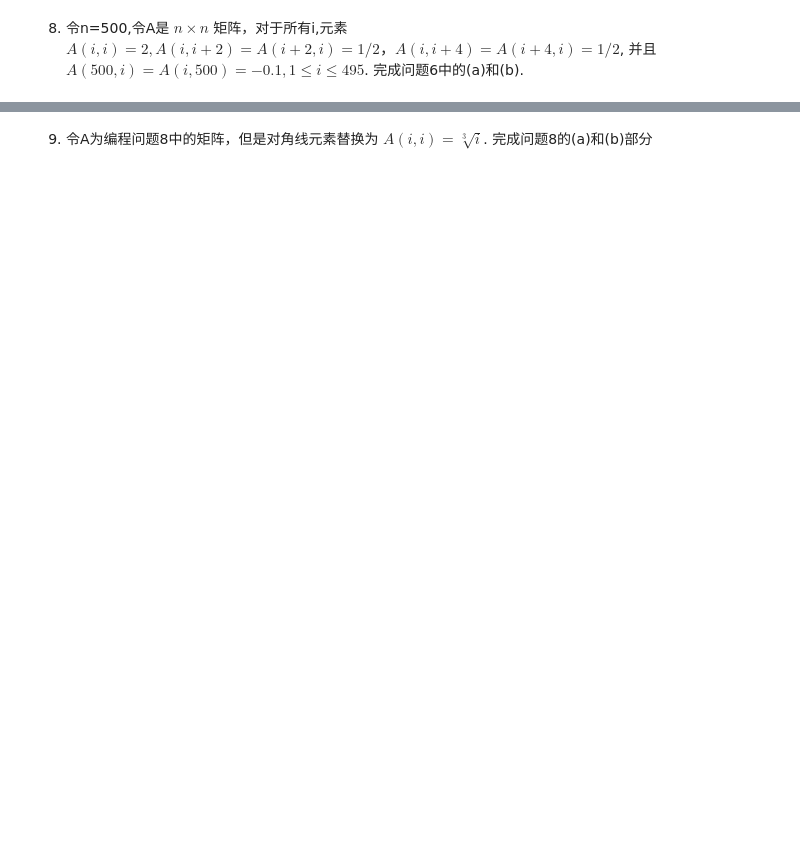
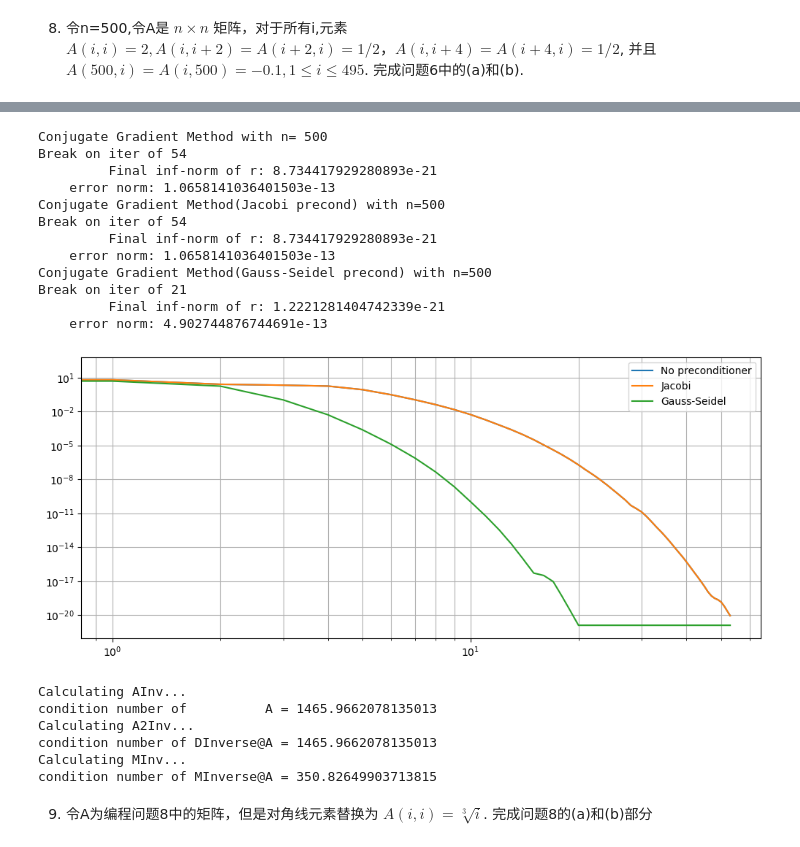
Before and after one commit to Pat-Tron/solution_of_numerical_analysis, a Jupyter notebook: exercise_02_06_Methods_for_Symmetric_Positive_Definite_Matrix.ipynb, the cells around one changed output, grey strips where cells are left out. Saved outputs shown, nothing was run; the diff lists cells and outputs as text; code cells hidden in the pictures; blank space fills up the shorter version.

```diff
--- a/exercise_02_06_Methods_for_Symmetric_Positive_Definite_Matrix.ipynb
+++ b/exercise_02_06_Methods_for_Symmetric_Positive_Definite_Matrix.ipynb
@@ -316,2 +425,17 @@ _ = ax.legend()
 # %% [markdown]
 8. 令n=500,令A是 $n\times n$ 矩阵，对于所有i,元素 $A(i,i)=2,A(i,i+2)=A(i+2,i)=1/2，A(i,i+4)=A(i+4,i)=1/2$, 并且 $A(500,i)=A(i,500)=-0.1, 1\leqslant i\leqslant 495$. 完成问题6中的(a)和(b).
+# %%
+n = 500
+A8 = sp.sparse.lil_matrix((n, n))
+A8.setdiag(2.)
+A8.setdiag(0.5, k=2)
+A8.setdiag(0.5, k=-2)
+A8.setdiag(0.5, k=4)
+A8.setdiag(0.5, k=-4)
+A8[-1, 0:495] = np.full(495, -.1)
+A8[0:495, -1] = np.full(495, -.1)
+print("A8[:15, :15]:")
+print(A8[:15, :15].toarray())
+print("A8[-15:, -15:]")
+print(A8[-15:, -15:].toarray())
+b8 = A8@np.ones(n)
@@ -317,0 +460,35 @@ _ = ax.legend()
+# %%
+_, err_CG = ConjugateGradient(A8, b8, check=True, printOrNot=False, tolerance=1e-20)
+_, err_Jacobi = PreconditionerJacobi(A8, b8, check=True, printOrNot=False, tolerance=1e-20)
+_, err_GS = PreconditionerGS(A8, b8, check=True, printOrNot=False, tolerance=1e-20)
+
+fig, ax = plt.subplots(figsize=(12, 5))
+X = np.arange(54)
+ax.loglog(X, err_CG, label='No preconditioner')
+ax.loglog(X, err_Jacobi, label='Jacobi')
+ax.loglog(X, np.hstack((err_GS, np.full(54-len(err_GS), err_GS[-1]))), label='Gauss-Seidel')
+ax.grid(which='both')
+_ = ax.legend()
+# %% [output]
+Conjugate Gradient Method with n= 500
+Break on iter of 54
+         Final inf-norm of r: 8.734417929280893e-21
+    error norm: 1.0658141036401503e-13
+Conjugate Gradient Method(Jacobi precond) with n=500
+Break on iter of 54
+         Final inf-norm of r: 8.734417929280893e-21
+    error norm: 1.0658141036401503e-13
+Conjugate Gradient Method(Gauss-Seidel precond) with n=500
+Break on iter of 21
+         Final inf-norm of r: 1.2221281404742339e-21
+    error norm: 4.902744876744691e-13
+[figure, added]
+# %%
+PrintConditionNumber(A8)
+# %% [output]
+Calculating AInv...
+condition number of          A = 1465.9662078135013
+Calculating A2Inv...
+condition number of DInverse@A = 1465.9662078135013
+Calculating MInv...
+condition number of MInverse@A = 350.82649903713815
```
Also changed, not shown: parts of 13 cells of this notebook.
